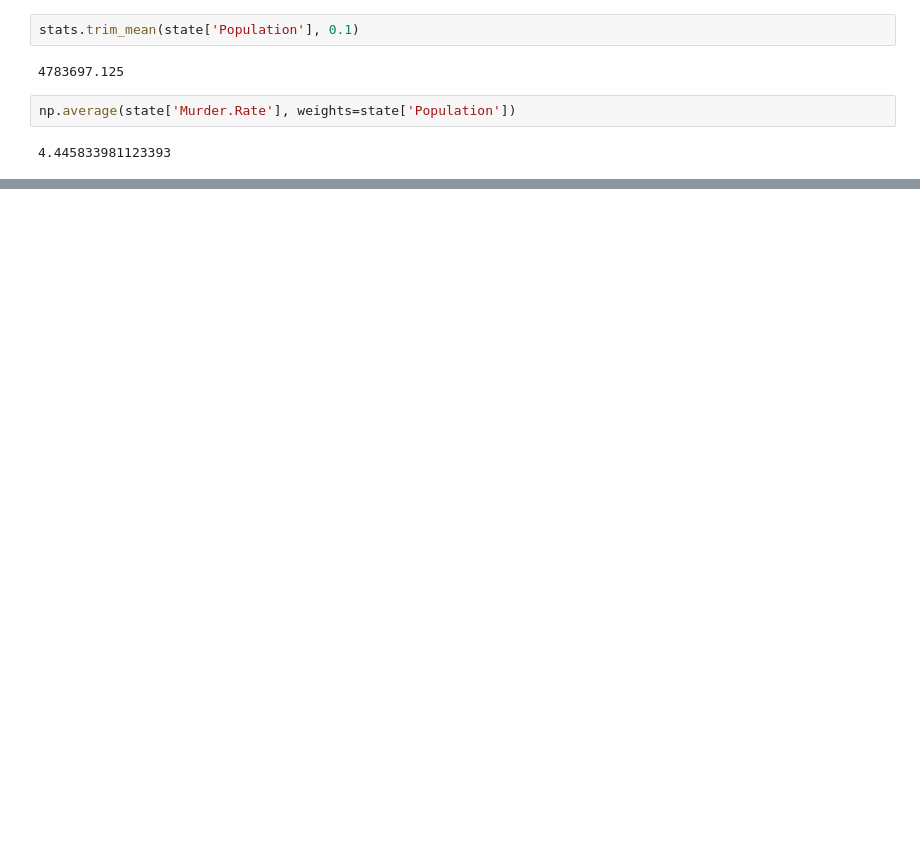
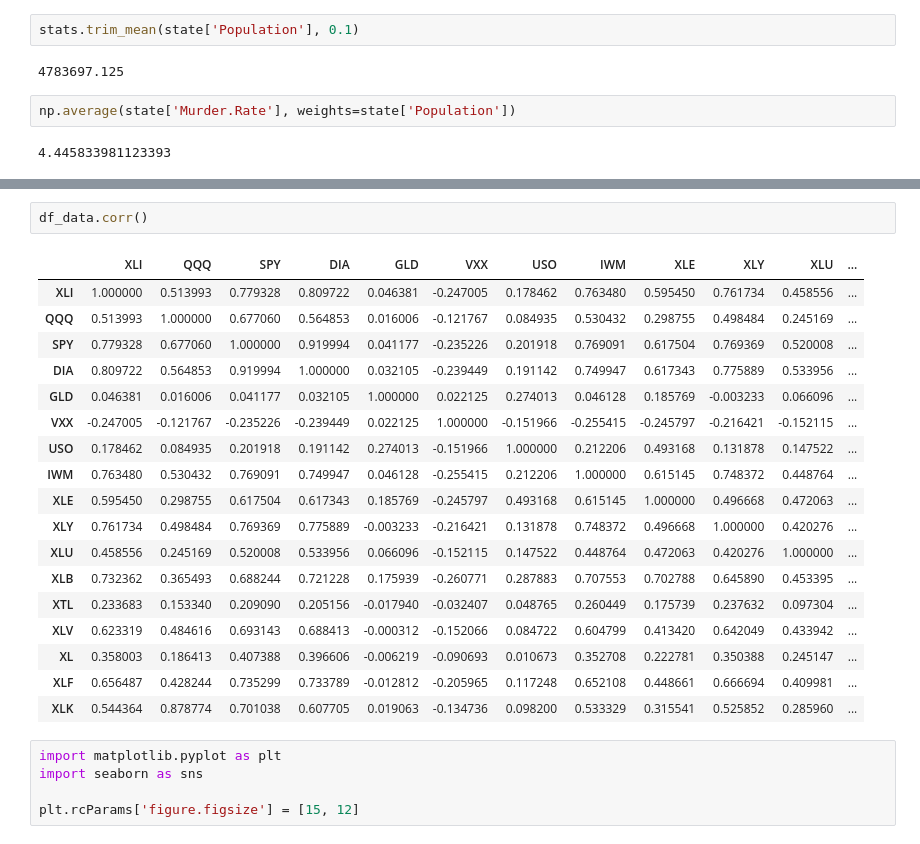
Before and after one commit to xddongx/flexink, a Jupyter notebook: study/study.ipynb, the cells around one changed output, grey strips where cells are left out. Drawn from its saved outputs; the diff is of its cells as text; blank space fills up the shorter version.

```diff
--- a/study/study.ipynb
+++ b/study/study.ipynb
@@ -40,0 +109,26 @@ weighted.median(state['Murder.Rate'], state['Population'])
+# %%
+df_data.corr()
+# %% [output]
+|  | XLI | QQQ | SPY | DIA | GLD | VXX | USO | IWM | XLE | XLY | XLU | ... |
+| XLI | 1.000000 | 0.513993 | 0.779328 | 0.809722 | 0.046381 | -0.247005 | 0.178462 | 0.763480 | 0.595450 | 0.761734 | 0.458556 | ... |
+| QQQ | 0.513993 | 1.000000 | 0.677060 | 0.564853 | 0.016006 | -0.121767 | 0.084935 | 0.530432 | 0.298755 | 0.498484 | 0.245169 | ... |
+| SPY | 0.779328 | 0.677060 | 1.000000 | 0.919994 | 0.041177 | -0.235226 | 0.201918 | 0.769091 | 0.617504 | 0.769369 | 0.520008 | ... |
+| DIA | 0.809722 | 0.564853 | 0.919994 | 1.000000 | 0.032105 | -0.239449 | 0.191142 | 0.749947 | 0.617343 | 0.775889 | 0.533956 | ... |
+| GLD | 0.046381 | 0.016006 | 0.041177 | 0.032105 | 1.000000 | 0.022125 | 0.274013 | 0.046128 | 0.185769 | -0.003233 | 0.066096 | ... |
+| VXX | -0.247005 | -0.121767 | -0.235226 | -0.239449 | 0.022125 | 1.000000 | -0.151966 | -0.255415 | -0.245797 | -0.216421 | -0.152115 | ... |
+| USO | 0.178462 | 0.084935 | 0.201918 | 0.191142 | 0.274013 | -0.151966 | 1.000000 | 0.212206 | 0.493168 | 0.131878 | 0.147522 | ... |
+| IWM | 0.763480 | 0.530432 | 0.769091 | 0.749947 | 0.046128 | -0.255415 | 0.212206 | 1.000000 | 0.615145 | 0.748372 | 0.448764 | ... |
+| XLE | 0.595450 | 0.298755 | 0.617504 | 0.617343 | 0.185769 | -0.245797 | 0.493168 | 0.615145 | 1.000000 | 0.496668 | 0.472063 | ... |
+| XLY | 0.761734 | 0.498484 | 0.769369 | 0.775889 | -0.003233 | -0.216421 | 0.131878 | 0.748372 | 0.496668 | 1.000000 | 0.420276 | ... |
+| XLU | 0.458556 | 0.245169 | 0.520008 | 0.533956 | 0.066096 | -0.152115 | 0.147522 | 0.448764 | 0.472063 | 0.420276 | 1.000000 | ... |
+| XLB | 0.732362 | 0.365493 | 0.688244 | 0.721228 | 0.175939 | -0.260771 | 0.287883 | 0.707553 | 0.702788 | 0.645890 | 0.453395 | ... |
+| XTL | 0.233683 | 0.153340 | 0.209090 | 0.205156 | -0.017940 | -0.032407 | 0.048765 | 0.260449 | 0.175739 | 0.237632 | 0.097304 | ... |
+| XLV | 0.623319 | 0.484616 | 0.693143 | 0.688413 | -0.000312 | -0.152066 | 0.084722 | 0.604799 | 0.413420 | 0.642049 | 0.433942 | ... |
+| XL | 0.358003 | 0.186413 | 0.407388 | 0.396606 | -0.006219 | -0.090693 | 0.010673 | 0.352708 | 0.222781 | 0.350388 | 0.245147 | ... |
+| XLF | 0.656487 | 0.428244 | 0.735299 | 0.733789 | -0.012812 | -0.205965 | 0.117248 | 0.652108 | 0.448661 | 0.666694 | 0.409981 | ... |
+| XLK | 0.544364 | 0.878774 | 0.701038 | 0.607705 | 0.019063 | -0.134736 | 0.098200 | 0.533329 | 0.315541 | 0.525852 | 0.285960 | ... |
+# %%
+import matplotlib.pyplot as plt
+import seaborn as sns
+
+plt.rcParams['figure.figsize'] = [15, 12]
```
Also changed, not shown: parts of 26 cells of this notebook, 3 other files.
